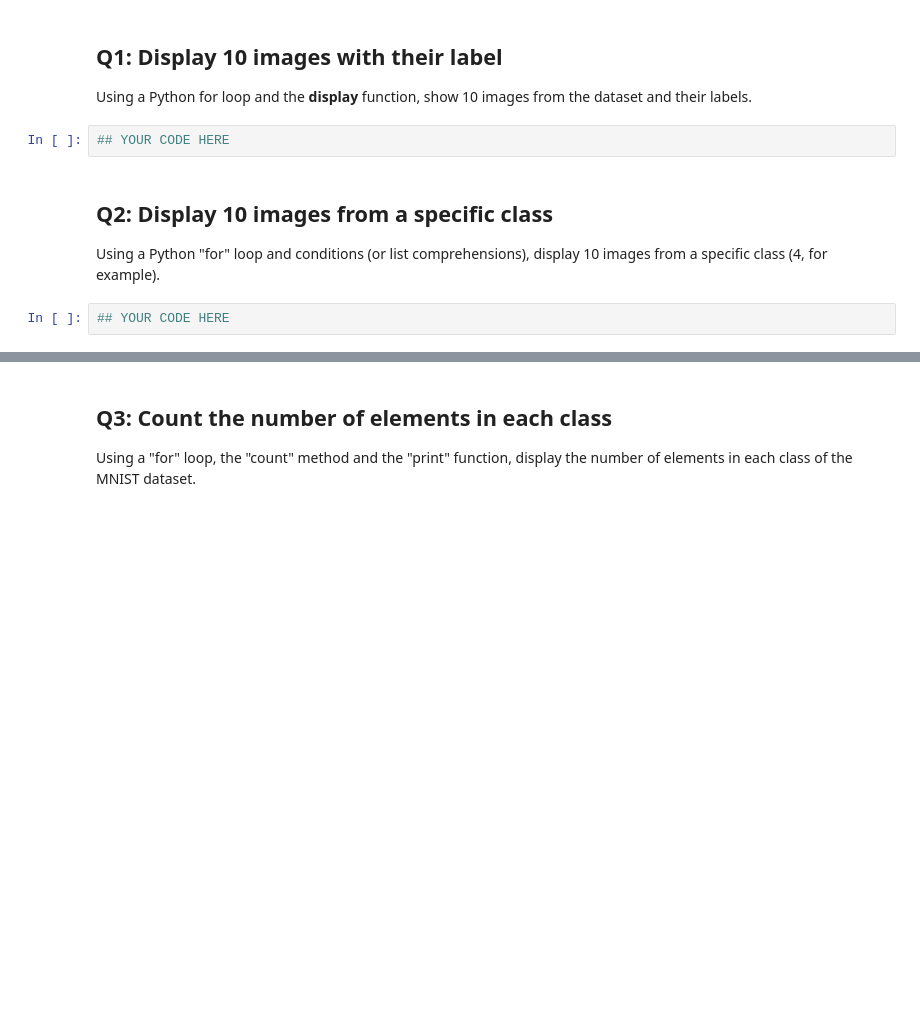
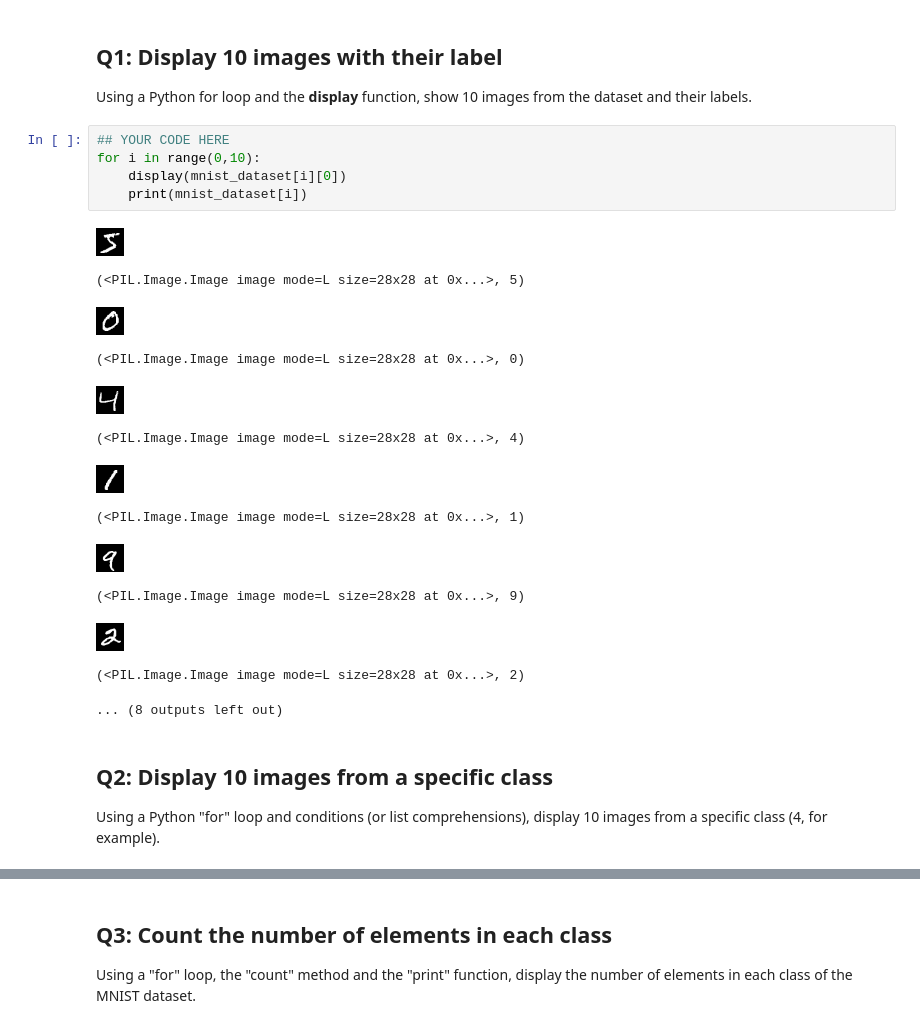
Before and after one commit to jacekwachowiak/UCA-data-science-seminars, a Jupyter notebook: Lab1_CNN_student.ipynb, the cells around one changed output, grey strips where cells are left out. Saved outputs shown, nothing was run; the diff lists cells and outputs as text; blank space fills up the shorter version.

```diff
--- a/Lab1_CNN_student.ipynb
+++ b/Lab1_CNN_student.ipynb
@@ -82,11 +96,26 @@ In Data Science, it is very important to visualize the data we are working with,
 ## Q1: Display 10 images with their label
 
 Using a Python for loop and the **display** function, show 10 images from the dataset and their labels.
-# %%
-## YOUR CODE HERE
+# %%
+## YOUR CODE HERE
+for i in range(0,10):
+    display(mnist_dataset[i][0])
+    print(mnist_dataset[i])
+# %% [output]
+[figure, added]
+(<PIL.Image.Image image mode=L size=28x28 at 0x...>, 5)
+[figure, added]
+(<PIL.Image.Image image mode=L size=28x28 at 0x...>, 0)
+[figure, added]
+(<PIL.Image.Image image mode=L size=28x28 at 0x...>, 4)
+[figure, added]
+(<PIL.Image.Image image mode=L size=28x28 at 0x...>, 1)
+[figure, added]
+(<PIL.Image.Image image mode=L size=28x28 at 0x...>, 9)
+[figure, added]
+(<PIL.Image.Image image mode=L size=28x28 at 0x...>, 2)
+... (8 outputs left out)
 # %% [markdown]
 ## Q2: Display 10 images from a specific class
 
 Using a Python "for" loop and conditions (or list comprehensions), display 10 images from a specific class (4, for example).
-# %%
-## YOUR CODE HERE
```
Also changed, not shown: parts of 10 cells of this notebook.
